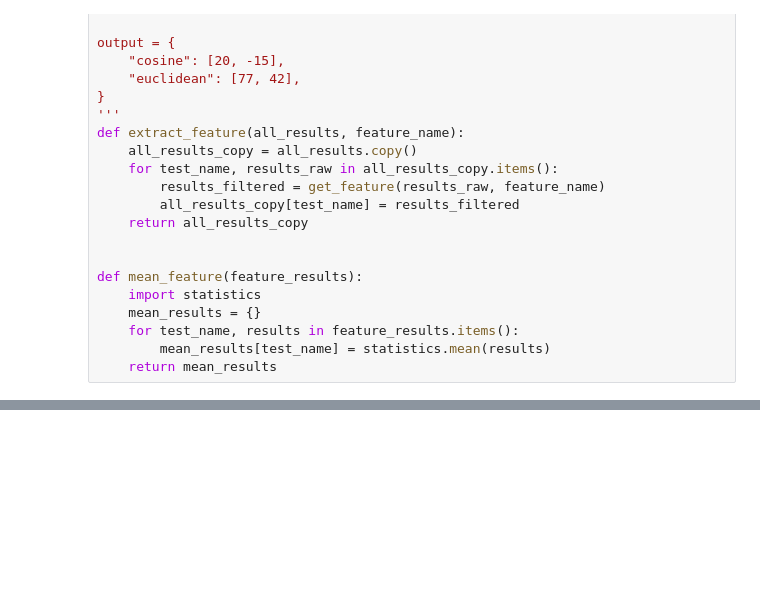
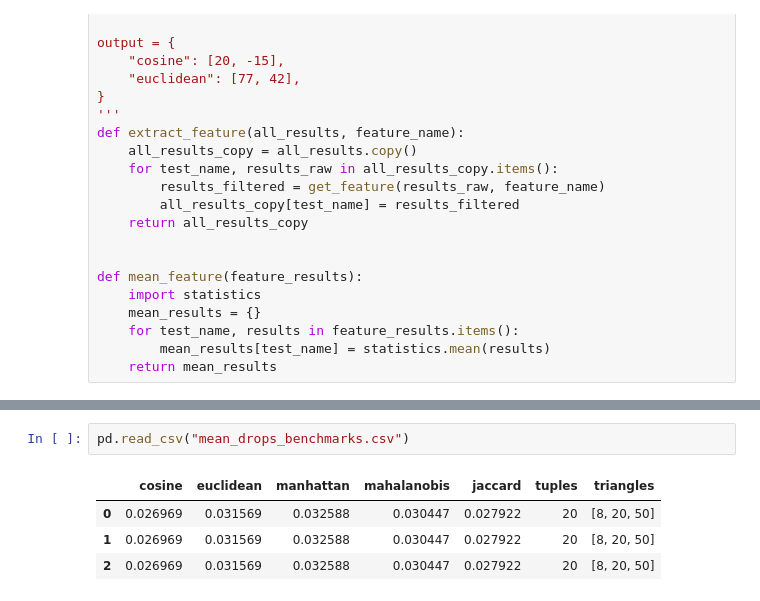
Before and after one commit to Progetto-Agiw/certa, a Jupyter notebook: metrics-benchmark.ipynb, the cells around one changed output, grey strips where cells are left out. Saved outputs shown, nothing was run; the diff lists cells and outputs as text; blank space fills up the shorter version.

```diff
--- a/metrics-benchmark.ipynb
+++ b/metrics-benchmark.ipynb
@@ -220,0 +220,7 @@ plot_results(mean_impacts, "Mean impacts")
+# %%
+pd.read_csv("mean_drops_benchmarks.csv")
+# %% [output]
+|  | cosine | euclidean | manhattan | mahalanobis | jaccard | tuples | triangles |
+| 0 | 0.026969 | 0.031569 | 0.032588 | 0.030447 | 0.027922 | 20 | [8, 20, 50] |
+| 1 | 0.026969 | 0.031569 | 0.032588 | 0.030447 | 0.027922 | 20 | [8, 20, 50] |
+| 2 | 0.026969 | 0.031569 | 0.032588 | 0.030447 | 0.027922 | 20 | [8, 20, 50] |
```
Also changed, not shown: parts of 12 cells of this notebook.
